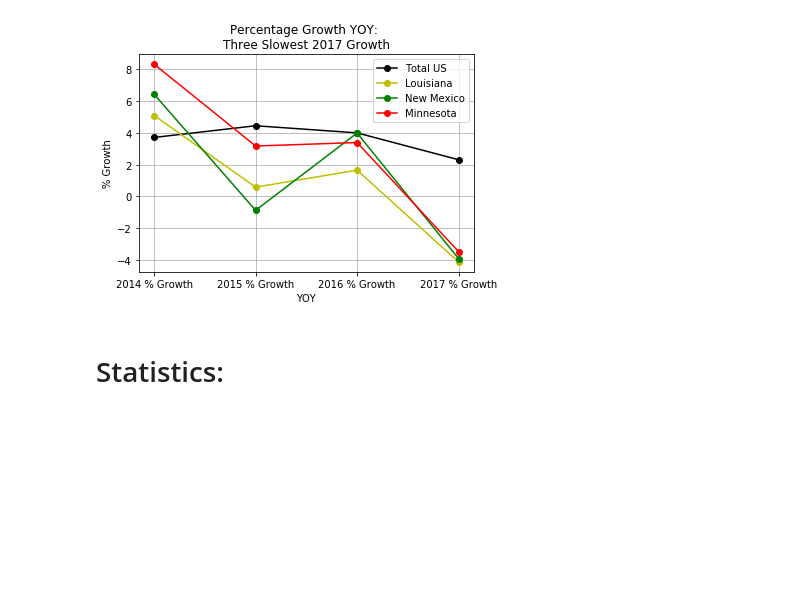
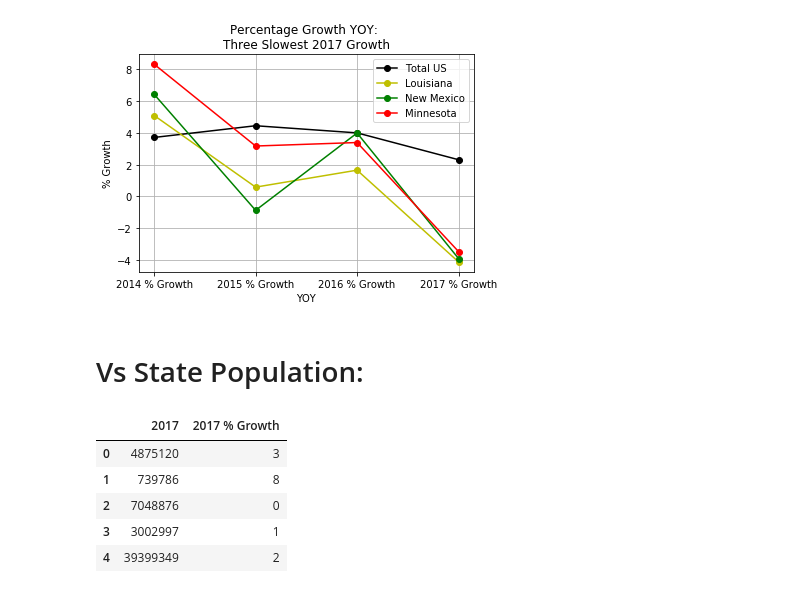
Before and after one commit to WCW789/Project1, a Jupyter notebook: StatevsNation.ipynb, the cells around one changed output. Cells and saved outputs as stored; diff of their text form; code cells hidden in the pictures; blank space fills up the shorter version.

```diff
--- a/StatevsNation.ipynb
+++ b/StatevsNation.ipynb
@@ -16,6 +16,7 @@ file_2016 = "Resources/state_M2016_dl.xlsx"
 file_2015 = "Resources/state_M2015_dl.xlsx"
 file_2014 = "Resources/state_M2014_dl.xlsx"
 file_2013 = "Resources/state_M2013_dl.xlsx"
+census_state_pop = "Resources/Census_Bureau_State_Pop_Est_Rev.xlsx"
 
 codes = ["15-0000", "15-1121", "15-1122", "15-1131", "15-1132", "15-1133", "15-1134", "15-1141", "15-1142", "15-1143", "15-1151", "15-1152", "15-1199", "15-2031", "15-2041"]
 # %% [markdown]
@@ -248,6 +249,3 @@ plt.grid()
 plt.show()
 # %% [output]
 [figure]
-# %% [markdown]
-
-# Statistics:
@@ -255,0 +252,25 @@ plt.show()
+# %% [markdown]
+
+# Vs State Population:
+# %%
+# scatter plot by population vs jobs added
+xarea = ["Alabama", "Alaska", "Arizona", "Arkansas", "California", "Colorado", "Connecticut", "Delaware", "District of Columbia", "Florida", "Georgia", "Hawaii", "Idaho", "Illinois", "Indiana", "Iowa", "Kansas", "Kentucky", "Louisiana", "Maine", "Maryland", "Massachusetts", "Michigan", "Minnesota", "Mississippi", "Missouri", "Montana", "Nebraska", "Nevada", "New Hampshire", "New Jersey", "New Mexico", "New York", "North Carolina", "North Dakota", "Ohio", "Oklahoma", "Oregon", "Pennsylvania", "Rhode Island", "South Carolina", "South Dakota", "Tennessee", "Texas", "Utah", "Vermont", "Virginia", "Washington", "West Virginia", "Wisconsin", "Wyoming", "Puerto Rico"]
+
+census_state_pop_df = pd.read_excel(census_state_pop, index_col=None)
+census_state_pop_df = census_state_pop_df[census_state_pop_df["AREA"].isin(xarea)]
+# print(len(census_state_pop_df["AREA"]))
+
+unified_df_tot_new = unified_df_tot[unified_df_tot["AREA"].isin(xarea)]
+# print(len(unified_df_tot_new["AREA"]))
+
+pop_graph_df = pd.merge(census_state_pop_df, unified_df_tot_new, how='outer', on=["AREA"])
+list(pop_graph_df.columns.values)
+pop_graph_df_17 = pop_graph_df[[2017, "2017 % Growth"]]
+pop_graph_df_17.head()
+# %% [output]
+|  | 2017 | 2017 % Growth |
+| 0 | 4875120 | 3 |
+| 1 | 739786 | 8 |
+| 2 | 7048876 | 0 |
+| 3 | 3002997 | 1 |
+| 4 | 39399349 | 2 |
```
Also changed, not shown: parts of 1 cell of this notebook, 3 other files.
